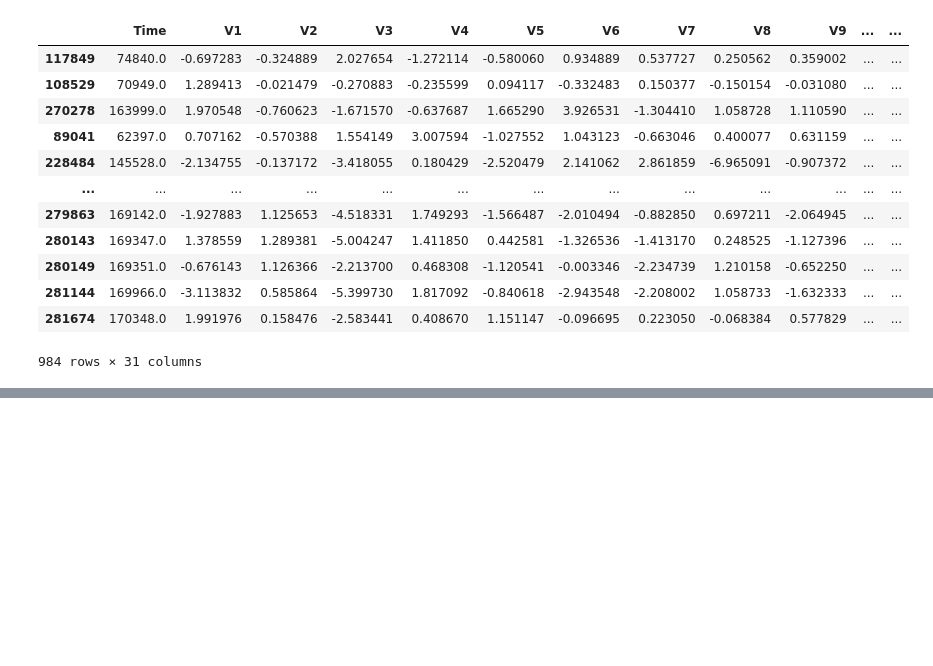
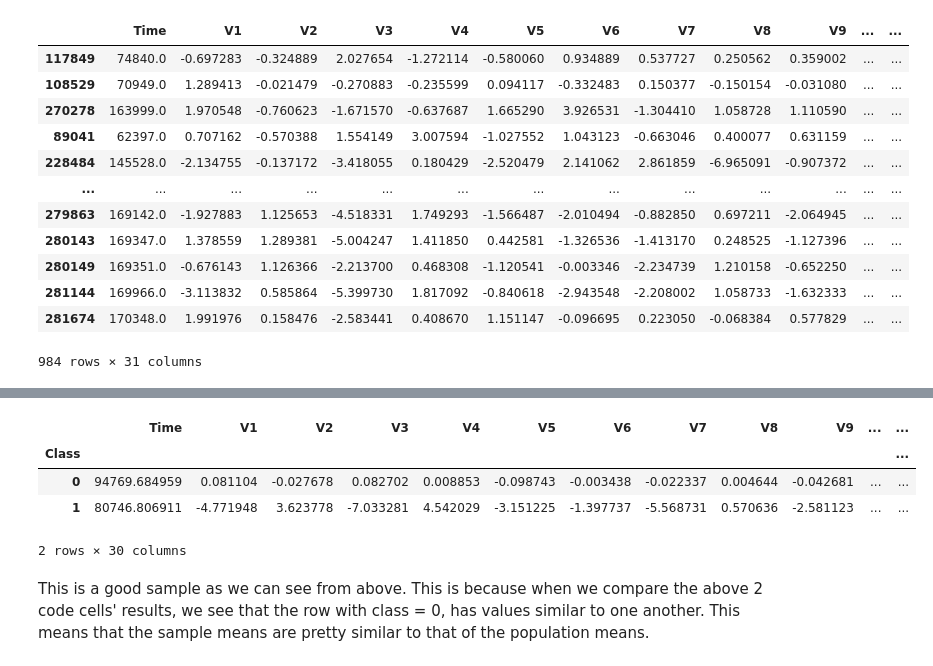
Before and after one commit to aryaan05/Credit_Card_Fraud, a Jupyter notebook: code.ipynb, the cells around one changed output, grey strips where cells are left out. Drawn from its saved outputs; the diff is of its cells as text; code cells hidden in the pictures; blank space fills up the shorter version.

```diff
--- a/code.ipynb
+++ b/code.ipynb
@@ -147,0 +156,10 @@ new_data
+# %%
+new_data.groupby("Class").mean()
+# %% [output]
+|  | Time | V1 | V2 | V3 | V4 | V5 | V6 | V7 | V8 | V9 | ... | ... |
+| Class |  |  |  |  |  |  |  |  |  |  |  | ... |
+| 0 | 94769.684959 | 0.081104 | -0.027678 | 0.082702 | 0.008853 | -0.098743 | -0.003438 | -0.022337 | 0.004644 | -0.042681 | ... | ... |
+| 1 | 80746.806911 | -4.771948 | 3.623778 | -7.033281 | 4.542029 | -3.151225 | -1.397737 | -5.568731 | 0.570636 | -2.581123 | ... | ... |
+2 rows × 30 columns
+# %% [markdown]
+This is a good sample as we can see from above. This is because when we compare the above 2 code cells' results, we see that the row with class = 0, has values similar to one another. This means that the  sample means are pretty similar to that of the population means.
```
Also changed, not shown: parts of 1 cell of this notebook.
